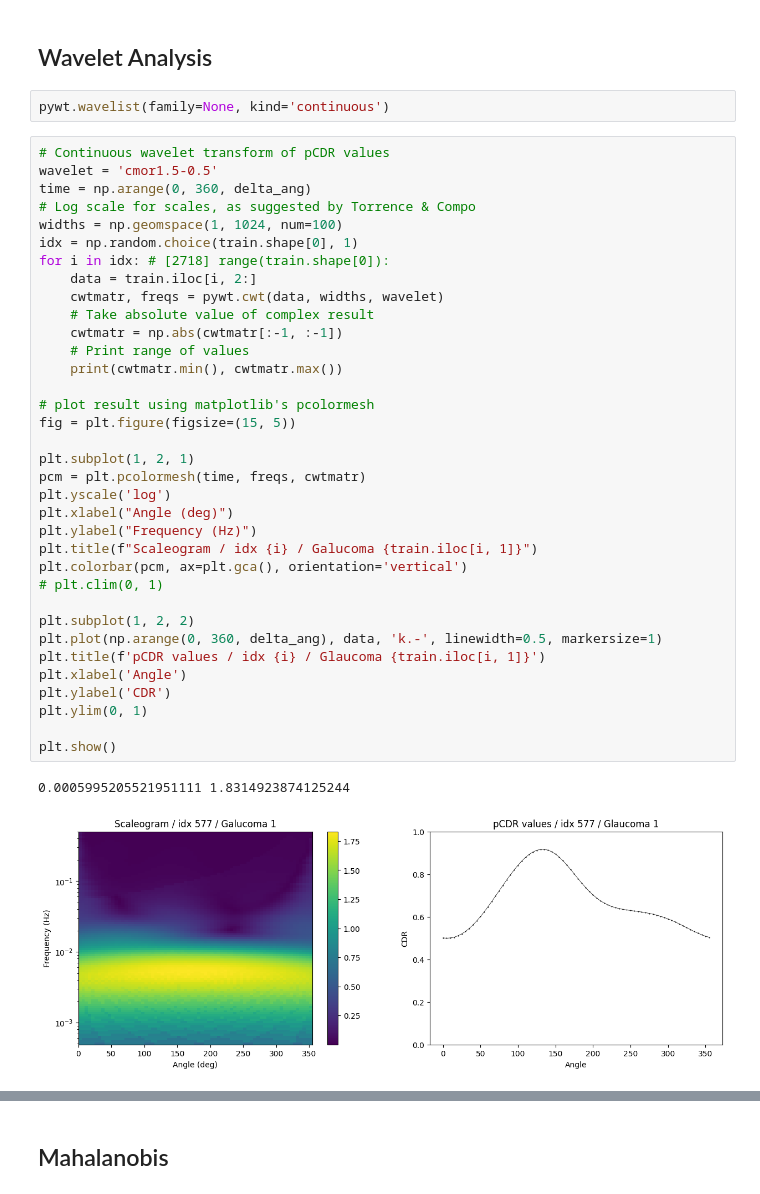
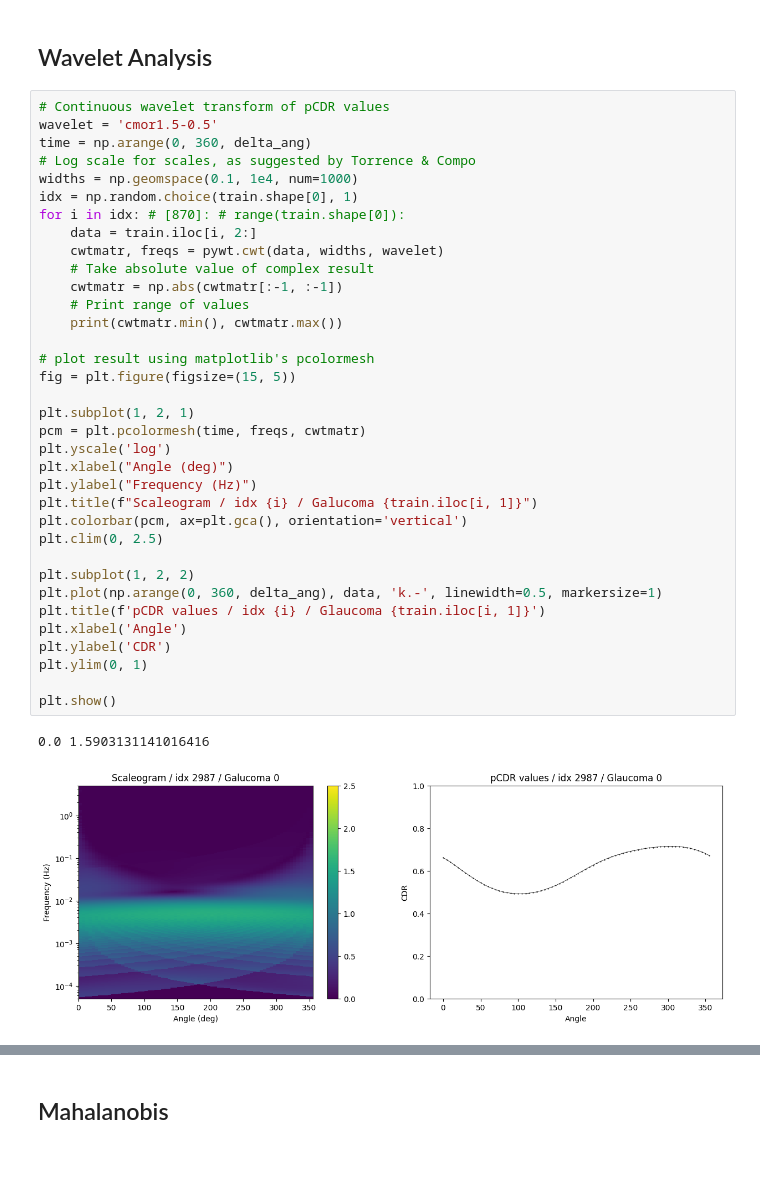
Before and after one commit to Borja21091/Prapillyzer, a Jupyter notebook: notebooks/SMDG_analysis.ipynb, the cells around one changed output, grey strips where cells are left out. Cells and saved outputs as stored; diff of their text form; blank space fills up the shorter version.

```diff
--- a/notebooks/SMDG_analysis.ipynb
+++ b/notebooks/SMDG_analysis.ipynb
@@ -159,43 +161,41 @@ plt.show()
 [figure]
 # %% [markdown]
 ## Wavelet Analysis
-# %%
-pywt.wavelist(family=None, kind='continuous')
 # %%
 # Continuous wavelet transform of pCDR values
 wavelet = 'cmor1.5-0.5'
 time = np.arange(0, 360, delta_ang)
 # Log scale for scales, as suggested by Torrence & Compo
-widths = np.geomspace(1, 1024, num=100)
+widths = np.geomspace(0.1, 1e4, num=1000)
 idx = np.random.choice(train.shape[0], 1)
-for i in idx: # [2718] range(train.shape[0]):
+for i in idx: # [870]: # range(train.shape[0]):
     data = train.iloc[i, 2:]
     cwtmatr, freqs = pywt.cwt(data, widths, wavelet)
     # Take absolute value of complex result
     cwtmatr = np.abs(cwtmatr[:-1, :-1])
     # Print range of values
     print(cwtmatr.min(), cwtmatr.max())
 
 # plot result using matplotlib's pcolormesh
 fig = plt.figure(figsize=(15, 5))
 
 plt.subplot(1, 2, 1)
 pcm = plt.pcolormesh(time, freqs, cwtmatr)
 plt.yscale('log')
 plt.xlabel("Angle (deg)")
 plt.ylabel("Frequency (Hz)")
 plt.title(f"Scaleogram / idx {i} / Galucoma {train.iloc[i, 1]}")
 plt.colorbar(pcm, ax=plt.gca(), orientation='vertical')
-# plt.clim(0, 1)
+plt.clim(0, 2.5)
 
 plt.subplot(1, 2, 2)
 plt.plot(np.arange(0, 360, delta_ang), data, 'k.-', linewidth=0.5, markersize=1)
 plt.title(f'pCDR values / idx {i} / Glaucoma {train.iloc[i, 1]}')
 plt.xlabel('Angle')
 plt.ylabel('CDR')
 plt.ylim(0, 1)
 
 plt.show()
 # %% [output]
-0.0005995205521951111 1.8314923874125244
+0.0 1.5903131141016416
-[figure, old version]
+[figure, new version]
```
Also changed, not shown: parts of 7 cells of this notebook, 3 other files.
